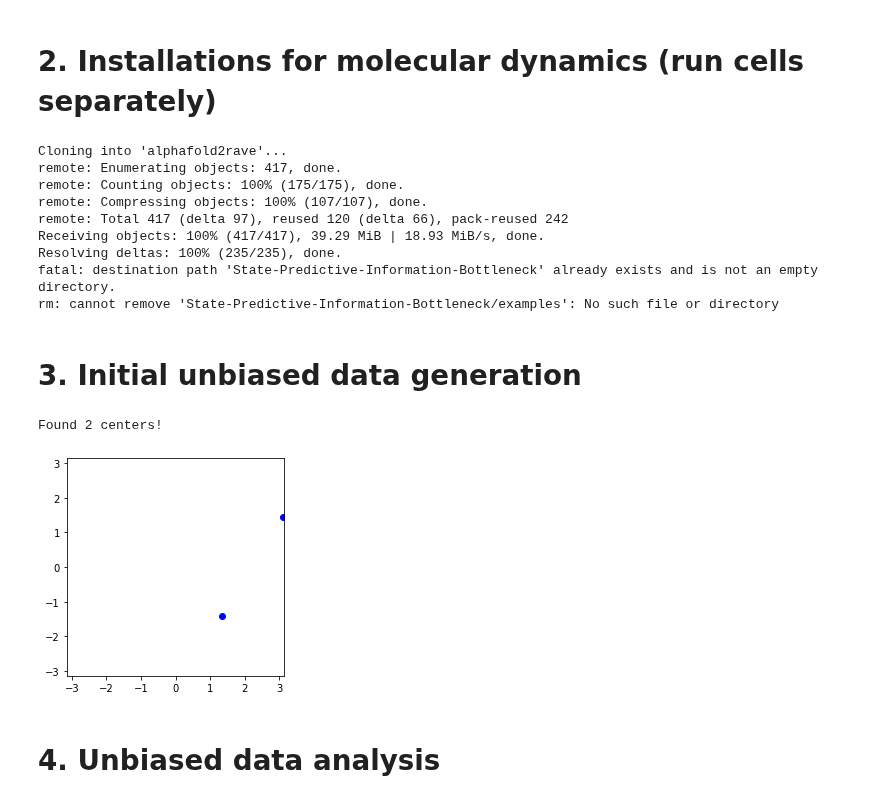
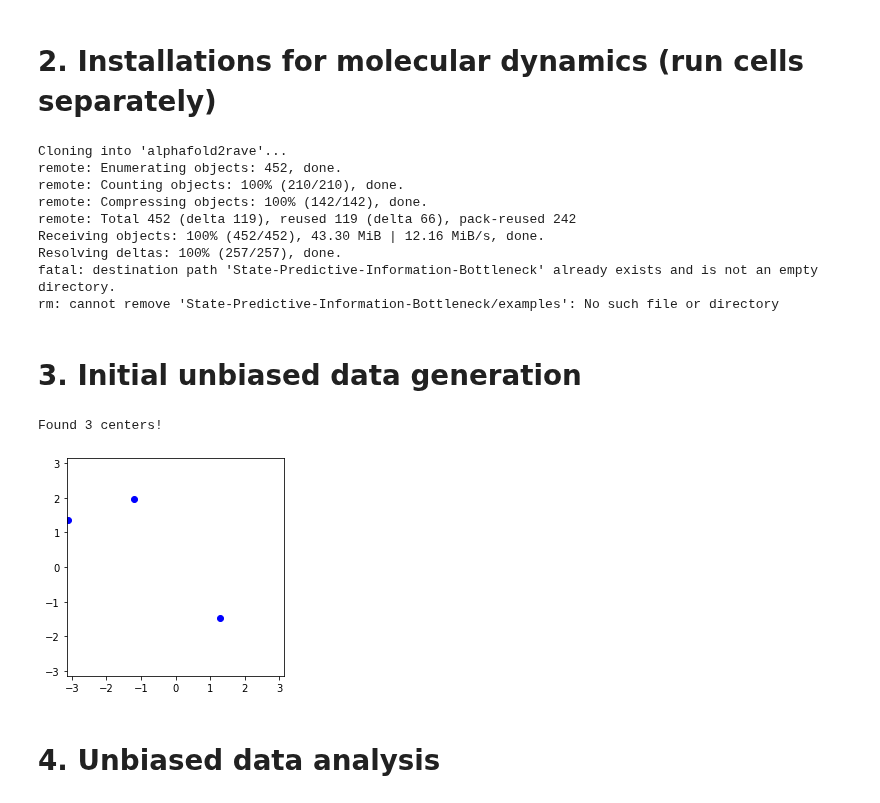
Before and after one commit to tiwarylab/alphafold2rave, a Jupyter notebook: fullrunthrough_CSP.ipynb, the cells around one changed output. Drawn from its saved outputs; the diff is of its cells as text; code cells hidden in the pictures.

```diff
--- a/fullrunthrough_CSP.ipynb
+++ b/fullrunthrough_CSP.ipynb
@@ -290,26 +288,24 @@ if not light_version:
 import time
 import os
 
-try:
-    t1 = time.perf_counter()
-    import condacolab
-    from google.colab import files
-    from IPython.display import clear_output
-    condacolab.check()
-    #!conda install -qy conda==4.13.0
-    #changed version of openmm to 7.5.1
-    !conda install -q -y -c conda-forge openmm=7.5.1 cudatoolkit=11.2 openmmforcefields openmm-plumed pdbfixer mdtraj
-    !conda install -qy pytorch==1.8.0 -c pytorch -c nvidia
-    on_colab = True
-    clear_output()             # clear the excessive installation outputs (disable incase of error check)
-    print("Dependencies successfully installed and imported!")
-    light_version=False
+if not light_version:
+  t1 = time.perf_counter()
+  try:
+      import condacolab
+      from google.colab import files
+      from IPython.display import clear_output
+      condacolab.check()
+      #!conda install -qy conda==4.13.0
+      #changed version of openmm to 7.5.1
+      !conda install -q -y -c conda-forge openmm=7.5.1 cudatoolkit=11.2 openmmforcefields openmm-plumed pdbfixer mdtraj
+      !conda install -qy pytorch==1.8.0 -c pytorch -c nvidia
+      on_colab = True
+      clear_output()             # clear the excessive installation outputs (disable incase of error check)
+      print("Dependencies successfully installed and imported!")
   except ModuleNotFoundError:
       on_colab = False
-      light_version=True
 
 
-if not light_version:
   # required for simulation with Plumed on gpu
   from sys import stdout
   from openmmplumed import PlumedForce
@@ -357,12 +353,12 @@ else:
 %rm -r State-Predictive-Information-Bottleneck/examples
 # %% [output]
 Cloning into 'alphafold2rave'...
-remote: Enumerating objects: 417, done.
-remote: Counting objects: 100% (175/175), done.
-remote: Compressing objects: 100% (107/107), done.
-remote: Total 417 (delta 97), reused 120 (delta 66), pack-reused 242
-Receiving objects: 100% (417/417), 39.29 MiB | 18.93 MiB/s, done.
-Resolving deltas: 100% (235/235), done.
+remote: Enumerating objects: 452, done.
+remote: Counting objects: 100% (210/210), done.
+remote: Compressing objects: 100% (142/142), done.
+remote: Total 452 (delta 119), reused 119 (delta 66), pack-reused 242
+Receiving objects: 100% (452/452), 43.30 MiB | 12.16 MiB/s, done.
+Resolving deltas: 100% (257/257), done.
 fatal: destination path 'State-Predictive-Information-Bottleneck' already exists and is not an empty directory.
 rm: cannot remove 'State-Predictive-Information-Bottleneck/examples': No such file or directory
 # %% [markdown]
@@ -370,38 +366,41 @@ rm: cannot remove 'State-Predictive-Information-Bottleneck/examples': No such fi
 # %%
 #@title 3.1 Cluster to initialize alphafold2rave
 #@title Analysis on AF2 structures
 
+
 if os.path.isdir("Structures")==False:
-  print("You have not run prior AF2 predictions, copying them from github")
-  os.system("unzip alphafold2rave/CSP_data/structures.zip -d .")
+    print("You have not run prior AF2 predictions, copying them from github")
+    os.system("unzip alphafold2rave/CSP_data/structures.zip -d .")
 import random
 random.seed(5)
 r=2
 os.chdir("Structures")
 file_details=open("file_details.txt")
 structure_details=file_details.readlines()
 tot=int(structure_details[0].split(":")[1])
 
 if light_version==False:
   os.system("cp ../alphafold2rave/CSP_data/plumed_AF2.dat .")
   inputline=" ".join([f"pred_{i+1}.pdb" for i in range(tot)])
   os.system(f"mdconvert {inputline} -o AF2samples.xtc")
   os.system("plumed driver --plumed plumed_AF2.dat --ixtc AF2samples.xtc")
+  os.chdir("/content")
+  CVs=np.loadtxt("Structures/COLVARS_AF2.dat")[:,1:]
 else:
-  os.system("cp ../alphafold2rave/CSP_data/COLVARS_AF2.dat /content/Structures/COLVARS_AF2.dat")
-os.chdir("/content")
-CVs=np.loadtxt("Structures/COLVARS_AF2.dat")[:,1:]
-centers,listindices=rave.RegSpaceClustering(CVs,6.74,max_centers=10, batch_size=50,randomseed=r) #change to 5 or 5.5 for robustness
+  CVs=np.loadtxt("/content/alphafold2rave/CSP_data/COLVARS_AF2.dat")[:,1:]
+
+centers,listindices=rave.RegSpaceClustering(CVs,6.75,max_centers=10, batch_size=50,randomseed=r) #change to 5 or 5.5 for robustness
 t_af2=rave.getTrp8(CVs)
 t_cluster=rave.getTrp8(centers.T)
+
 plt.plot(t_cluster[0],t_cluster[1],"bo")
 plt.xlim([-np.pi,np.pi])
 plt.ylim([-np.pi,np.pi])
 plt.axes().set_aspect("equal")
 plt.axes().tick_params(labelsize=10)
 # %% [output]
-Found 2 centers!
+Found 3 centers!
-[figure, old version]
+[figure, new version]
 # %%
 #@title 3.2 Unbiased simulations
 if not light_version:
```
Also changed, not shown: parts of 6 cells of this notebook.
